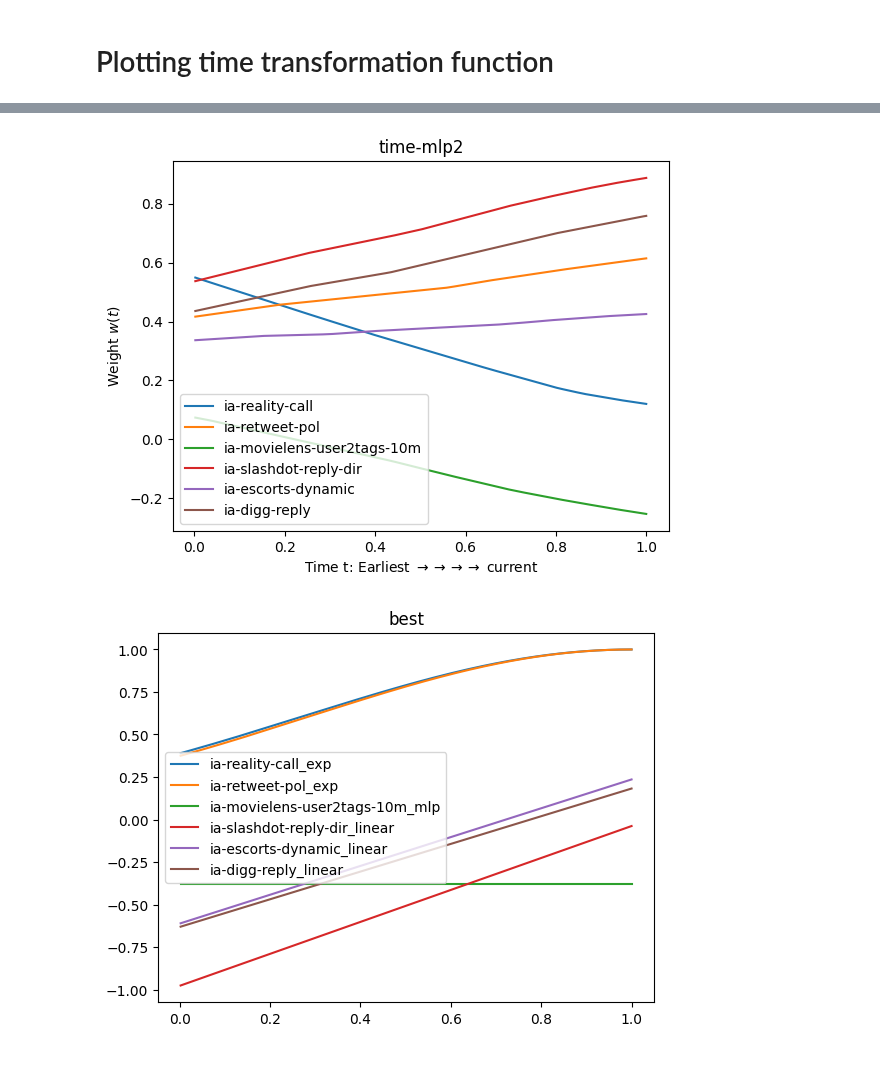
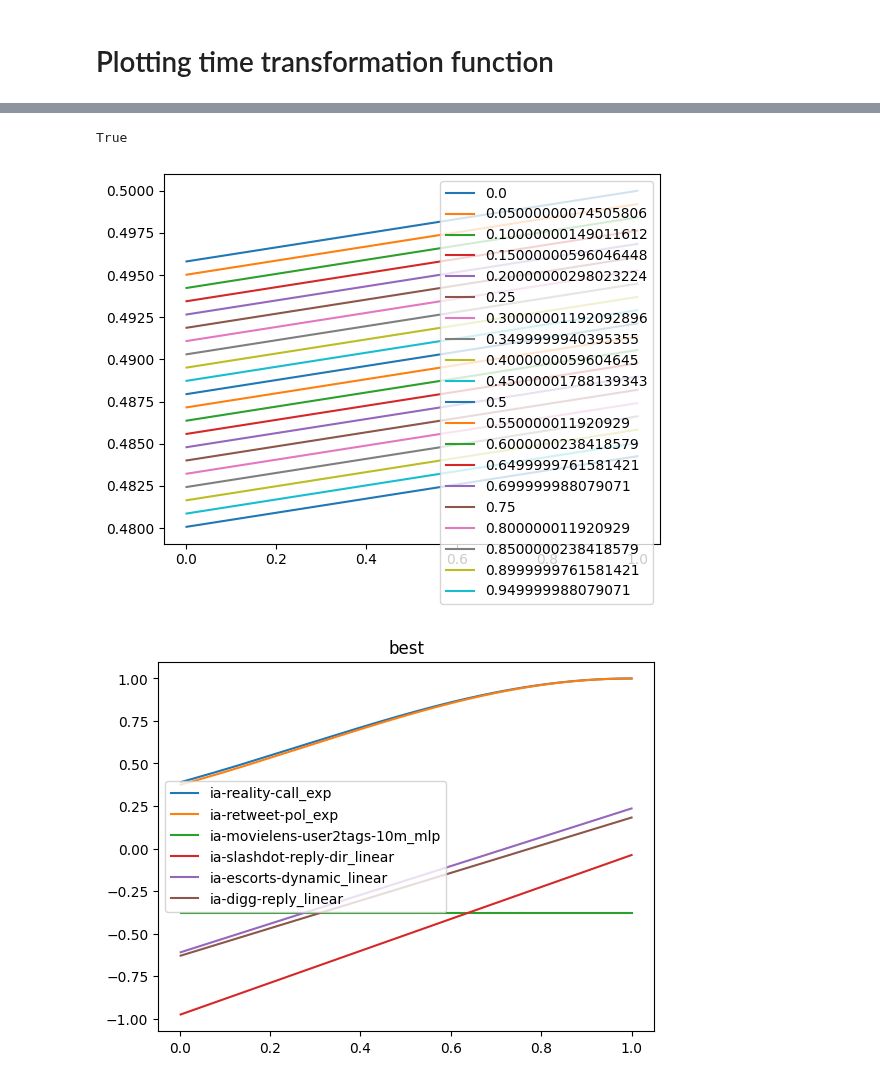
Before and after one commit to webster-781/DyGLib, a Jupyter notebook: scripts/result_processing.ipynb, the cells around one changed output, grey strips where cells are left out. Drawn from its saved outputs; the diff is of its cells as text; code cells hidden in the pictures.

```diff
--- a/scripts/result_processing.ipynb
+++ b/scripts/result_processing.ipynb
@@ -275,7 +269,8 @@ plot_all_all('mlp')
-# %%
-plot_all_all('mlp2')
-# %% [output]
-[figure, removed]
+# %%
+plot_all(call = 'context', init_weights = 'time-context', name = 'maint', initial = False, number = 0)
+# %% [output]
+True
+[figure, added]
 # %%
 best_ones = ['exp', 'exp', 'mlp', 'linear', 'linear', 'linear']
 for i in range(6):
```
Also changed, not shown: parts of 19 cells of this notebook, 8 other files.
